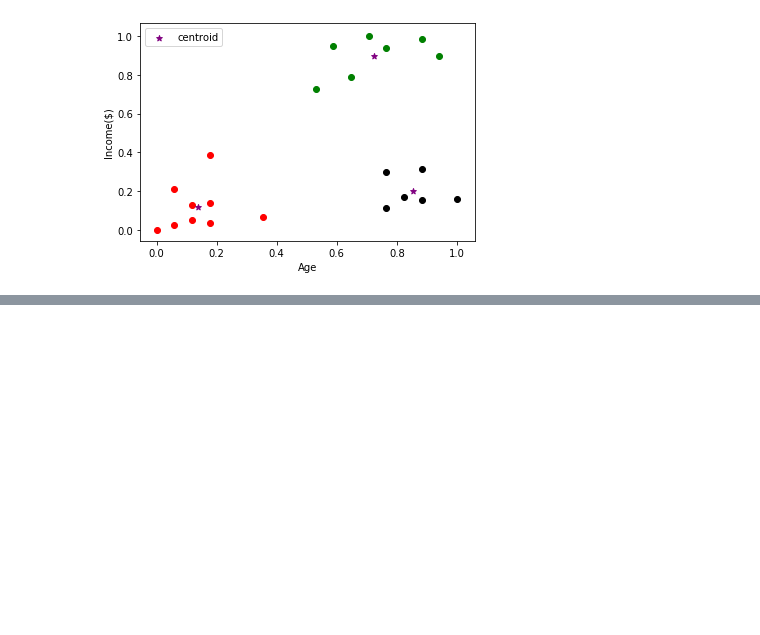
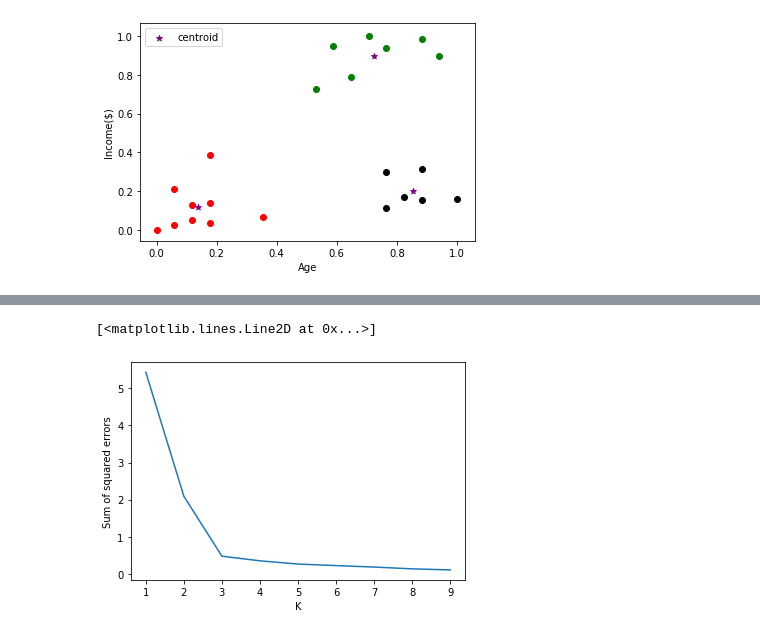
Before and after one commit to nazmul1487/Machine_Learning_Algorithm_Practice, a Jupyter notebook: 13_k_means/k_means.ipynb, the cells around one changed output, grey strips where cells are left out. Cells and saved outputs as stored; diff of their text form; code cells hidden in the pictures; blank space fills up the shorter version.

```diff
--- a/13_k_means/k_means.ipynb
+++ b/13_k_means/k_means.ipynb
@@ -120,4 +120,4 @@ sse = []
 for k in k_rng:
     km = KMeans(n_clusters = k)
     km.fit(df[['Age', 'Income($)']])
-    sse.append(km)
+    sse.append(km.inertia_)
@@ -123,0 +136,7 @@ for k in k_rng:
+# %%
+plt.xlabel('K')
+plt.ylabel('Sum of squared errors')
+plt.plot(k_rng,sse)
+# %% [output]
+[<matplotlib.lines.Line2D at 0x...>]
+[figure, added]
```
Also changed, not shown: parts of 1 cell of this notebook, 3 other files.
